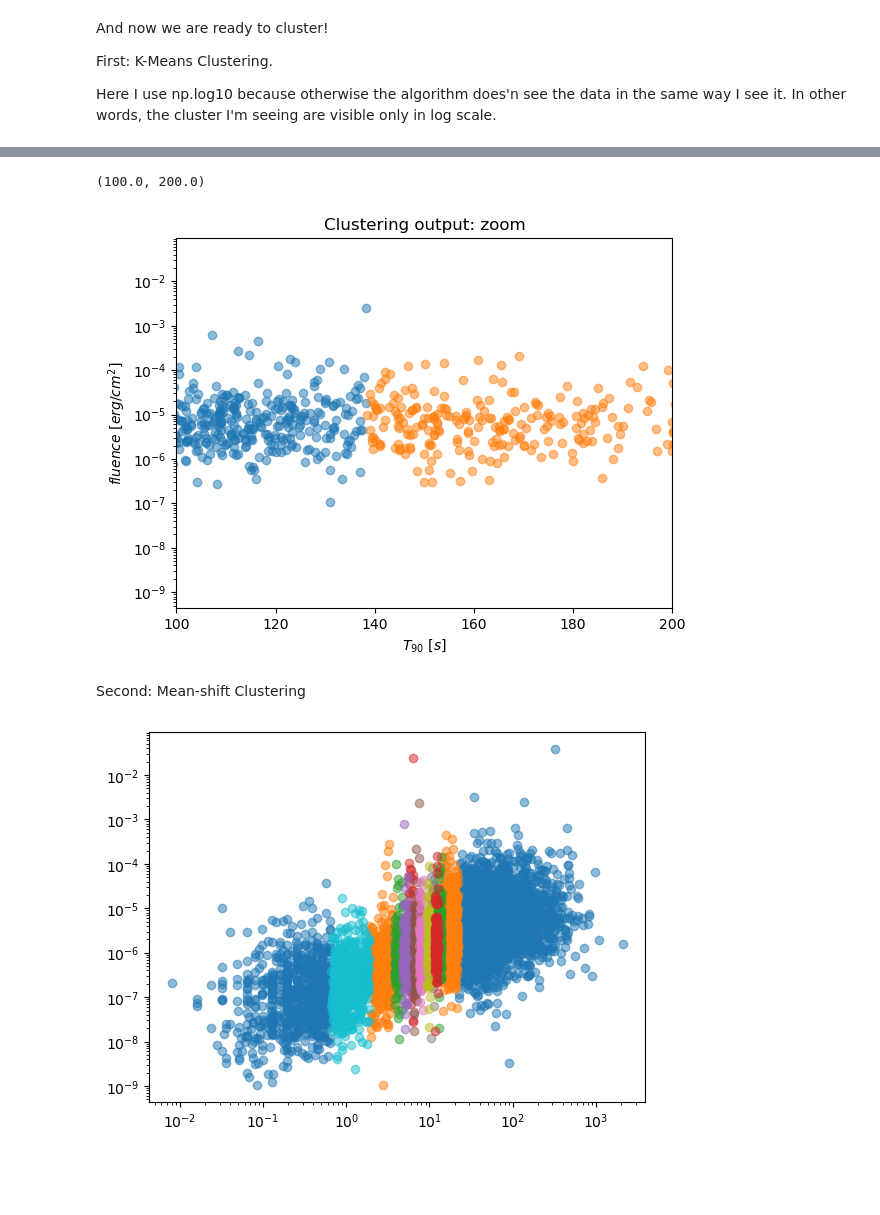
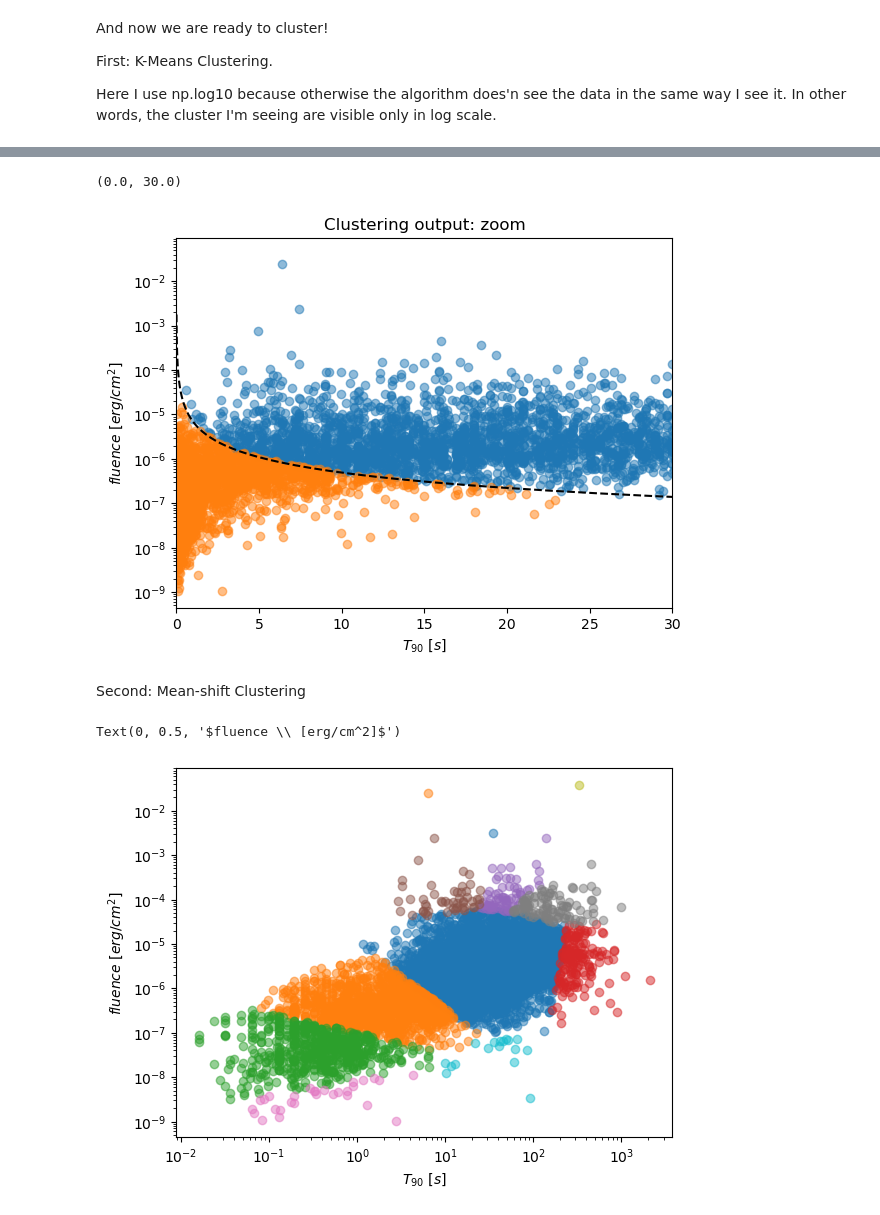
Before and after one commit to Ale5606/ilovegit, a Jupyter notebook: ML/280425/L14.ipynb, the cells around one changed output, grey strips where cells are left out. Drawn from its saved outputs; the diff is of its cells as text; code cells hidden in the pictures; blank space fills up the shorter version.

```diff
--- a/ML/280425/L14.ipynb
+++ b/ML/280425/L14.ipynb
@@ -131,34 +147,55 @@ Text(0, 0.5, '$fluence \\ [erg/cm^2]$')
 # %%
 for ii in range(n_cluster):
-    plt.scatter(X[labels==ii,0], X[labels==ii,1] ,alpha=0.5)
+    plt.scatter(X_old[labels==ii,0], X_old[labels==ii,1] ,alpha=0.5)
     #plt.xscale('log')
     plt.yscale('log')
 
+c0, c1 = centers[0], centers[1]
+midpoint = (c0 + c1) / 2
+# Vettore direzione del segmento che unisce i due centroidi
+vec = c1 - c0
+# Vettore perpendicolare (rotazione di 90°)
+perp_vec = np.array([-vec[1], vec[0]])
+
+x_vals = np.linspace(min(X[:,0]), max(X[:,0]), 100)
+
+# Coefficiente angolare della retta perpendicolare
+slope = perp_vec[1] / perp_vec[0]
+y_vals = slope * (x_vals - midpoint[0]) + midpoint[1]
+
+plt.plot(10**x_vals, 10**y_vals, 'k--')
 plt.title('Clustering output: zoom')
 plt.xlabel('$T_{90} \ [s]$')
 plt.ylabel('$fluence \ [erg/cm^2]$')
-plt.xlim([100,200])
+plt.xlim([0,30])
 # %% [output]
-(100.0, 200.0)
+(0.0, 30.0)
-[figure, old version]
+[figure, new version]
 # %% [markdown]
 Second: Mean-shift Clustering
 # %%
 from sklearn.cluster import MeanShift
 
-scaler = preprocessing.StandardScaler()
+#if this is little, I will have more cluster (it's like the radius of the cluster)
 bandwidth = 0.4
-ms = MeanShift(bandwidth=bandwidth,
-               bin_seeding=True,
-               cluster_all=False)
-ms.fit(scaler.fit_transform(X))
+
+X = np.vstack(( np.log10( T90[(T90 != 0) & (fluence != 0)] ), np.log10( fluence[(fluence != 0) & (T90 != 0) ] ) )).T
+
+ms = MeanShift(bandwidth=bandwidth, bin_seeding=True, cluster_all=False).fit(X)
+centers = ms.cluster_centers_
 
 labels = ms.predict(X)
 
 
 for ii in range(max(labels)):
-    plt.scatter(X[labels==ii,0], X[labels==ii,1],alpha=0.5)
+    plt.scatter(X_old[labels==ii,0], X_old[labels==ii,1], alpha=0.5)
+    #plt.scatter(10**(centers[ii,0]), 10**(centers[ii,1]), label=f'center {ii}', marker='X', s=100)
     plt.xscale('log')
     plt.yscale('log')
+
+#plt.legend()
+plt.xlabel('$T_{90} \ [s]$')
+plt.ylabel('$fluence \ [erg/cm^2]$')
 # %% [output]
+Text(0, 0.5, '$fluence \\ [erg/cm^2]$')
-[figure, old version]
+[figure, new version]
```
Also changed, not shown: parts of 3 cells of this notebook.
